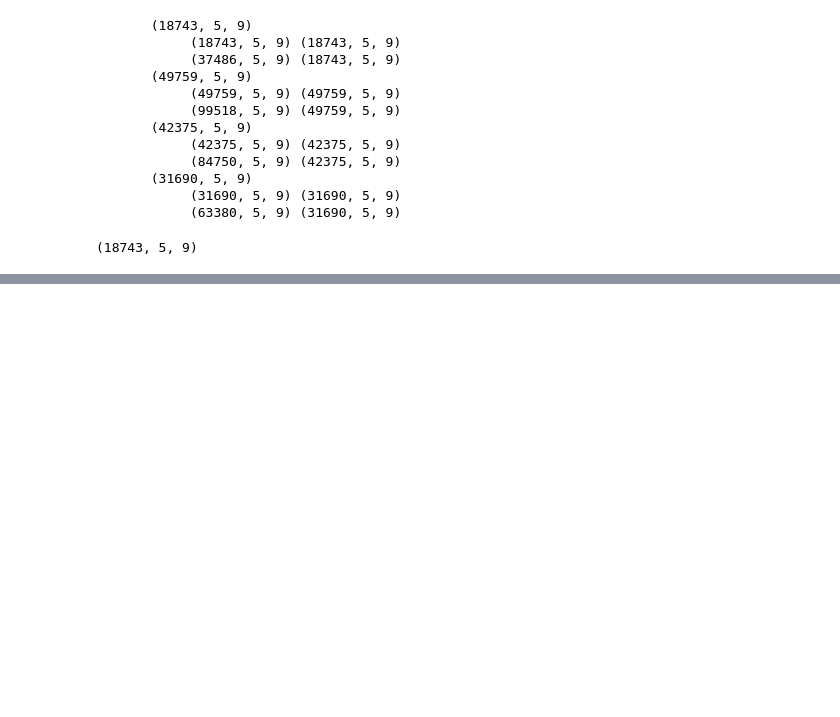
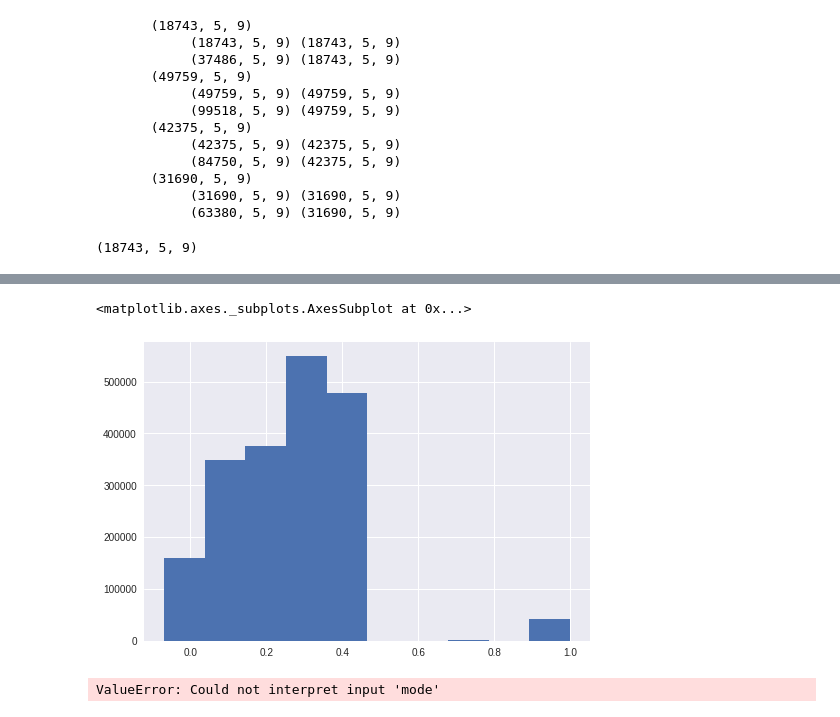
Before and after one commit to ggaemo/LG_HA, a Jupyter notebook: training_data_generation.ipynb, the cells around one changed output, grey strips where cells are left out. Drawn from its saved outputs; the diff is of its cells as text; code cells hidden in the pictures; blank space fills up the shorter version.

```diff
--- a/training_data_generation.ipynb
+++ b/training_data_generation.ipynb
@@ -98,0 +157,9 @@ tmp_X.shape
+# %%
+trn_data = np.load('data/seed0_trn/data.npz')
+trn_f = trn_data['float_vars']
+trn_i = trn_data['int_vars']
+trn_t = trn_data['target_vars']
+test_data = np.load('data/seed0_test/data.npz')
+test_f = test_data['float_vars']
+test_i = test_data['int_vars']
+test_t = test_data['target_vars']
@@ -98,0 +168,6 @@ tmp_X.shape
+# %%
+data = np.hstack(
+    (np.vstack((trn_f, test_f)),
+     np.vstack((trn_i, test_i)),
+     np.vstack((trn_f, test_t)))
+)
@@ -98,0 +187,3 @@ tmp_X.shape
+# %%
+data['l_below_0'] = abs(data['Llat']) < 1e-4
+data['s_below_0'] = abs(data['Lsens']) < 1e-4
@@ -98,0 +234,9 @@ tmp_X.shape
+# %%
+data['cap_nom'].hist()
+# %% [output]
+<matplotlib.axes._subplots.AxesSubplot at 0x...>
+[figure, added]
+# %%
+sns.countplot(y='mode', data=data, hue='l_below_0')
+# %% [output]
+ValueError: Could not interpret input 'mode'
```
Also changed, not shown: parts of 37 cells of this notebook, 4 other files.
